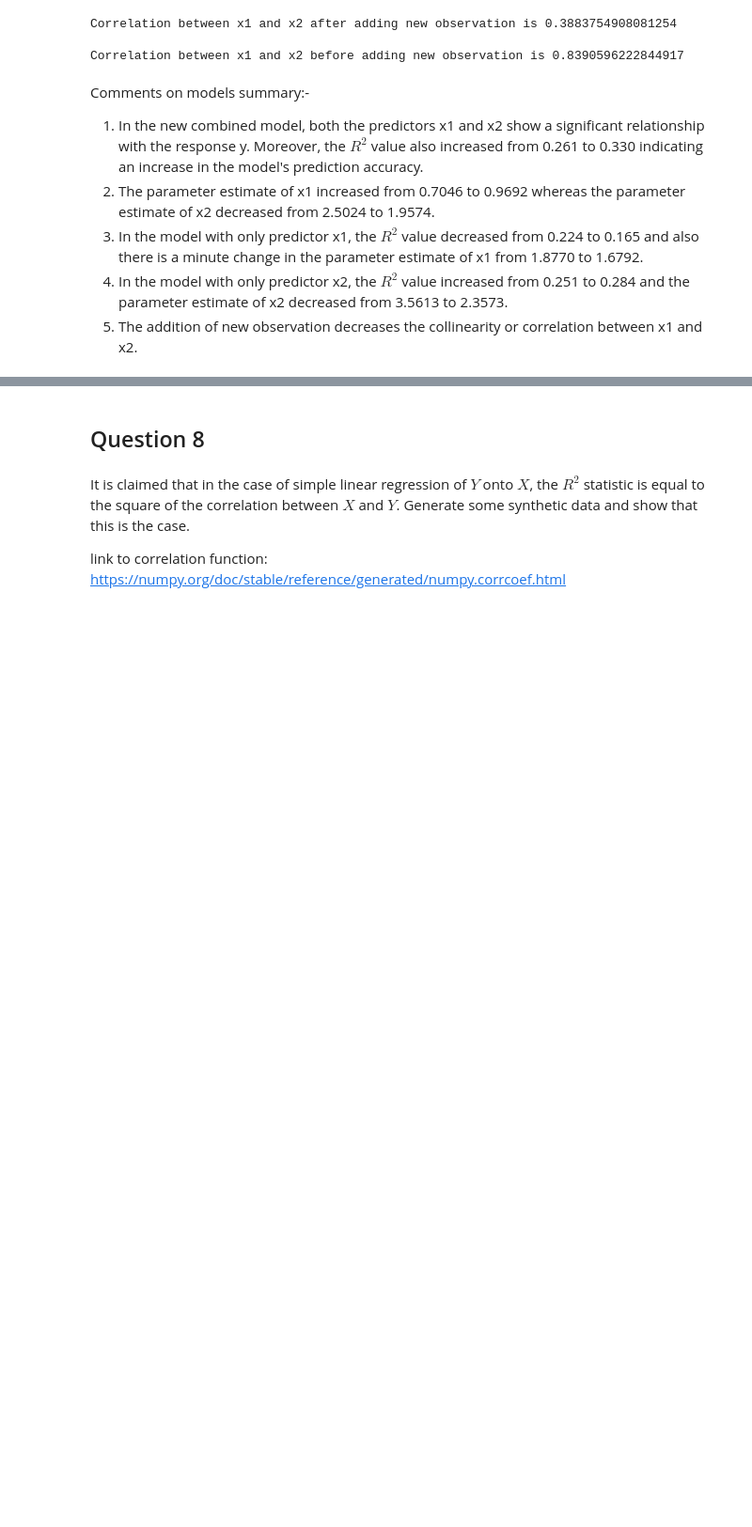
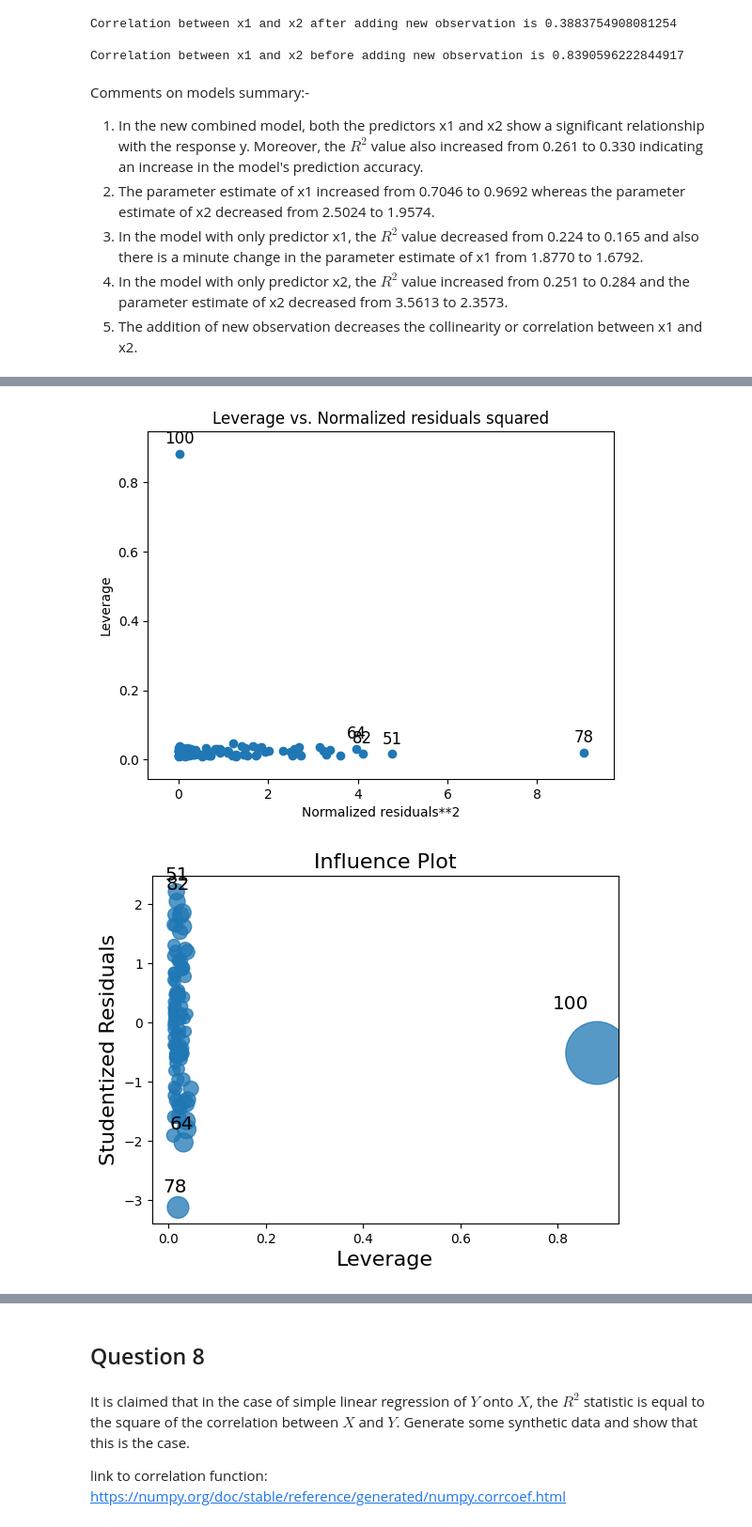
Before and after one commit to srikrish2812/intro_to_ml, a Jupyter notebook: week_1/IML_Assignment_1_learner_template.ipynb, the cells around one changed output, grey strips where cells are left out. Shown at 94% size. Cells and saved outputs as stored; diff of their text form; code cells hidden in the pictures; blank space fills up the shorter version.

```diff
--- a/week_1/IML_Assignment_1_learner_template.ipynb
+++ b/week_1/IML_Assignment_1_learner_template.ipynb
@@ -1273,3 +1269,12 @@ plt.show()
+# %%
+plot_leverage_resid2(combined_model)
+plt.show()
+
+sm.graphics.influence_plot(combined_model)
+plt.show()
+# %% [output]
+[figure, added]
+[figure, added]
 # %% [markdown]
 Comments on the new observation(id=100, red point) added:-
 
```
Also changed, not shown: parts of 2 cells of this notebook.
